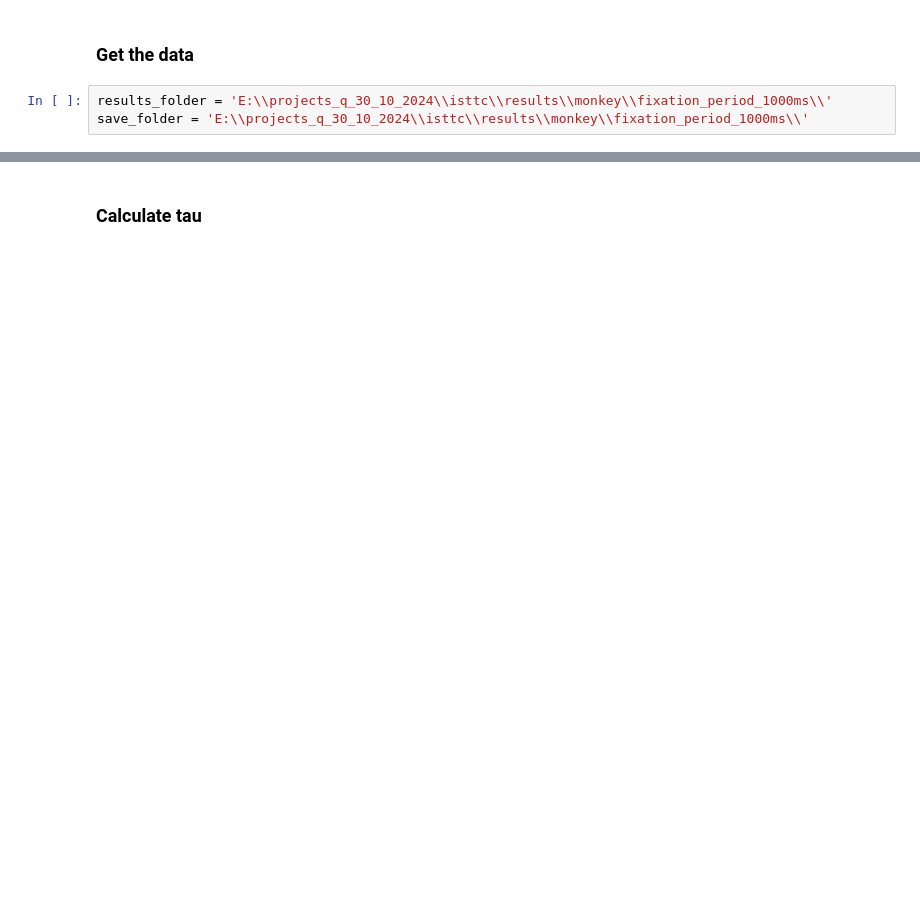
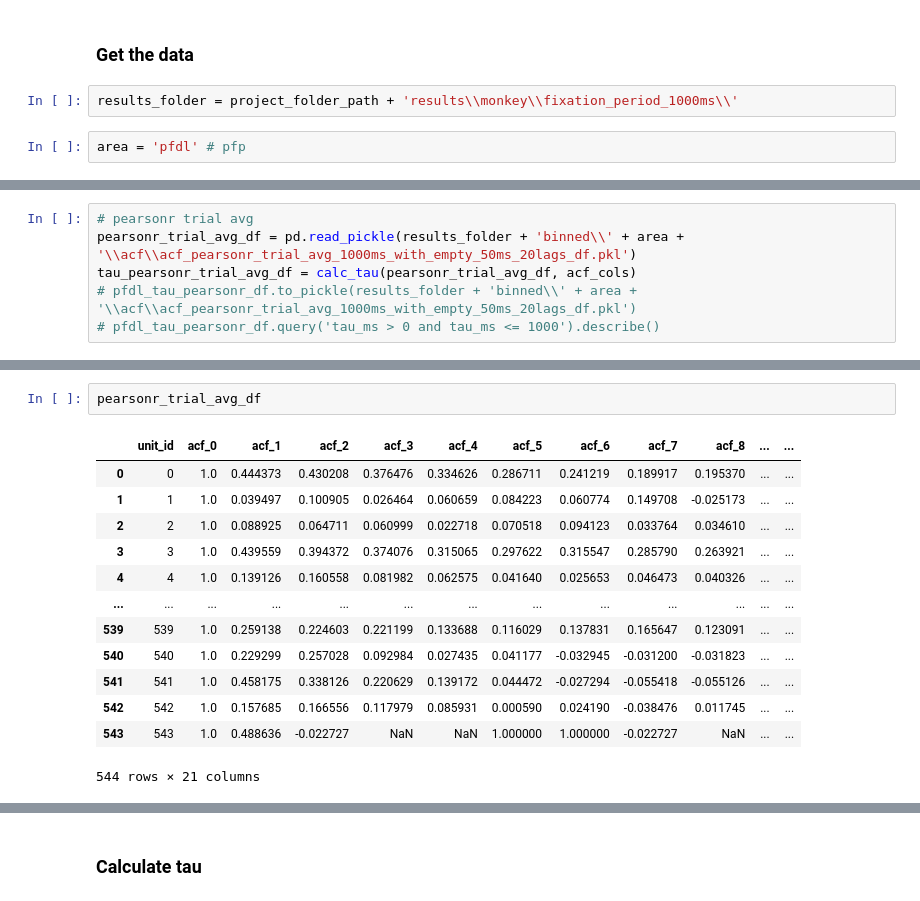
Before and after one commit to iinnpp/isttc, a Jupyter notebook: notebooks/monkey/calculate_tau.ipynb, the cells around one changed output, grey strips where cells are left out. Cells and saved outputs as stored; diff of their text form; blank space fills up the shorter version.

Commit message:
monkey tau, refact, wip

```diff
--- a/notebooks/monkey/calculate_tau.ipynb
+++ b/notebooks/monkey/calculate_tau.ipynb
@@ -13,5 +14,6 @@ import warnings
 # %% [markdown]
 ### Get the data
 # %%
-results_folder = 'E:\\projects_q_30_10_2024\\isttc\\results\\monkey\\fixation_period_1000ms\\'
-save_folder = 'E:\\projects_q_30_10_2024\\isttc\\results\\monkey\\fixation_period_1000ms\\'
+results_folder = project_folder_path + 'results\\monkey\\fixation_period_1000ms\\'
+# %%
+area = 'pfdl' # pfp
@@ -17,0 +26,6 @@ save_folder = 'E:\\projects_q_30_10_2024\\isttc\\results\\monkey\\fixation_perio
+# %%
+# pearsonr trial avg
+pearsonr_trial_avg_df = pd.read_pickle(results_folder + 'binned\\' + area + '\\acf\\acf_pearsonr_trial_avg_1000ms_with_empty_50ms_20lags_df.pkl')
+tau_pearsonr_trial_avg_df = calc_tau(pearsonr_trial_avg_df, acf_cols)
+# pfdl_tau_pearsonr_df.to_pickle(results_folder + 'binned\\' + area + '\\acf\\acf_pearsonr_trial_avg_1000ms_with_empty_50ms_20lags_df.pkl')
+# pfdl_tau_pearsonr_df.query('tau_ms > 0 and tau_ms <= 1000').describe()
@@ -17,0 +50,16 @@ save_folder = 'E:\\projects_q_30_10_2024\\isttc\\results\\monkey\\fixation_perio
+# %%
+pearsonr_trial_avg_df
+# %% [output]
+|  | unit_id | acf_0 | acf_1 | acf_2 | acf_3 | acf_4 | acf_5 | acf_6 | acf_7 | acf_8 | ... | ... |
+| 0 | 0 | 1.0 | 0.444373 | 0.430208 | 0.376476 | 0.334626 | 0.286711 | 0.241219 | 0.189917 | 0.195370 | ... | ... |
+| 1 | 1 | 1.0 | 0.039497 | 0.100905 | 0.026464 | 0.060659 | 0.084223 | 0.060774 | 0.149708 | -0.025173 | ... | ... |
+| 2 | 2 | 1.0 | 0.088925 | 0.064711 | 0.060999 | 0.022718 | 0.070518 | 0.094123 | 0.033764 | 0.034610 | ... | ... |
+| 3 | 3 | 1.0 | 0.439559 | 0.394372 | 0.374076 | 0.315065 | 0.297622 | 0.315547 | 0.285790 | 0.263921 | ... | ... |
+| 4 | 4 | 1.0 | 0.139126 | 0.160558 | 0.081982 | 0.062575 | 0.041640 | 0.025653 | 0.046473 | 0.040326 | ... | ... |
+| ... | ... | ... | ... | ... | ... | ... | ... | ... | ... | ... | ... | ... |
+| 539 | 539 | 1.0 | 0.259138 | 0.224603 | 0.221199 | 0.133688 | 0.116029 | 0.137831 | 0.165647 | 0.123091 | ... | ... |
+| 540 | 540 | 1.0 | 0.229299 | 0.257028 | 0.092984 | 0.027435 | 0.041177 | -0.032945 | -0.031200 | -0.031823 | ... | ... |
+| 541 | 541 | 1.0 | 0.458175 | 0.338126 | 0.220629 | 0.139172 | 0.044472 | -0.027294 | -0.055418 | -0.055126 | ... | ... |
+| 542 | 542 | 1.0 | 0.157685 | 0.166556 | 0.117979 | 0.085931 | 0.000590 | 0.024190 | -0.038476 | 0.011745 | ... | ... |
+| 543 | 543 | 1.0 | 0.488636 | -0.022727 | NaN | NaN | 1.000000 | 1.000000 | -0.022727 | NaN | ... | ... |
+544 rows × 21 columns
```
Also changed, not shown: parts of 9 cells of this notebook, 2 other files.
